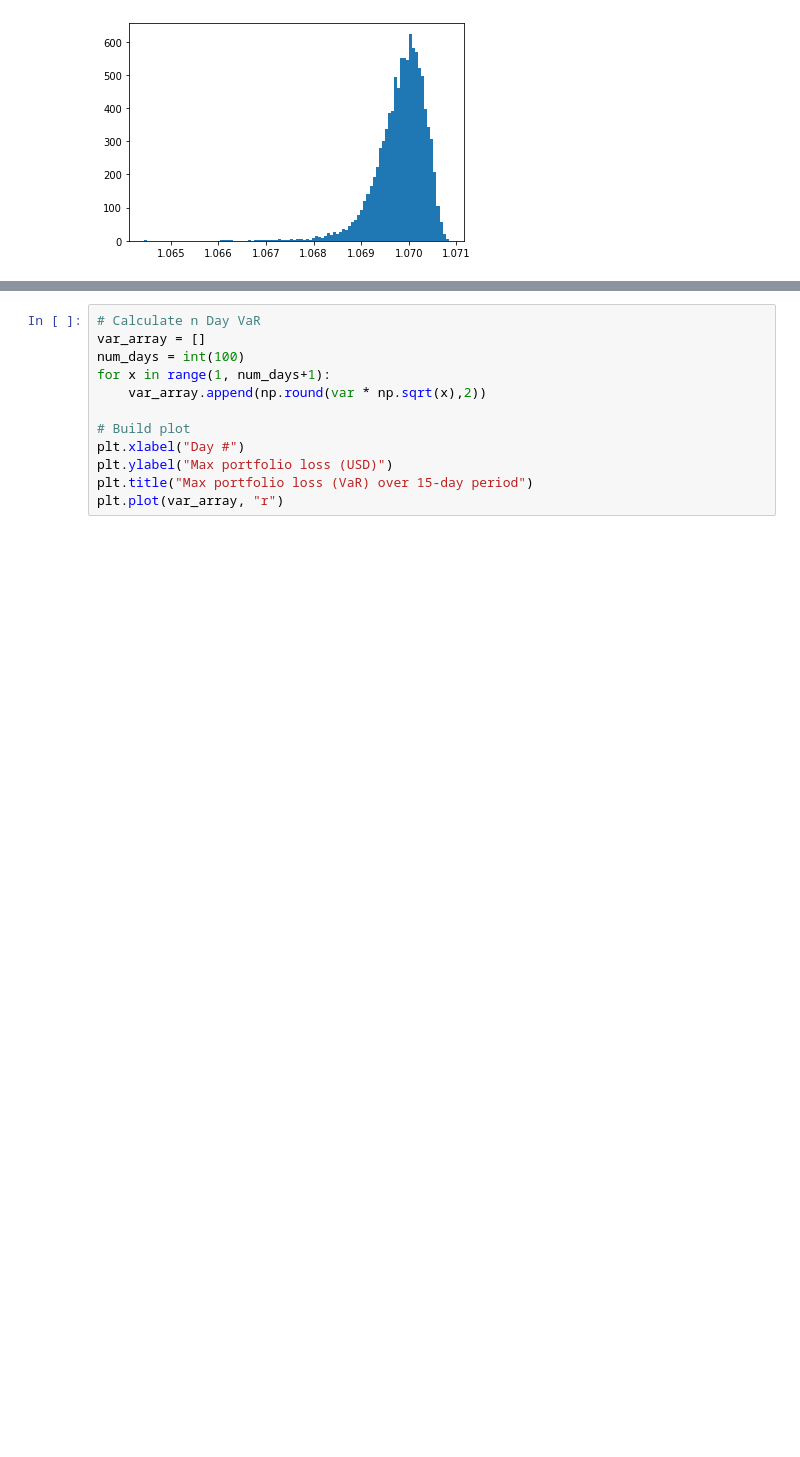
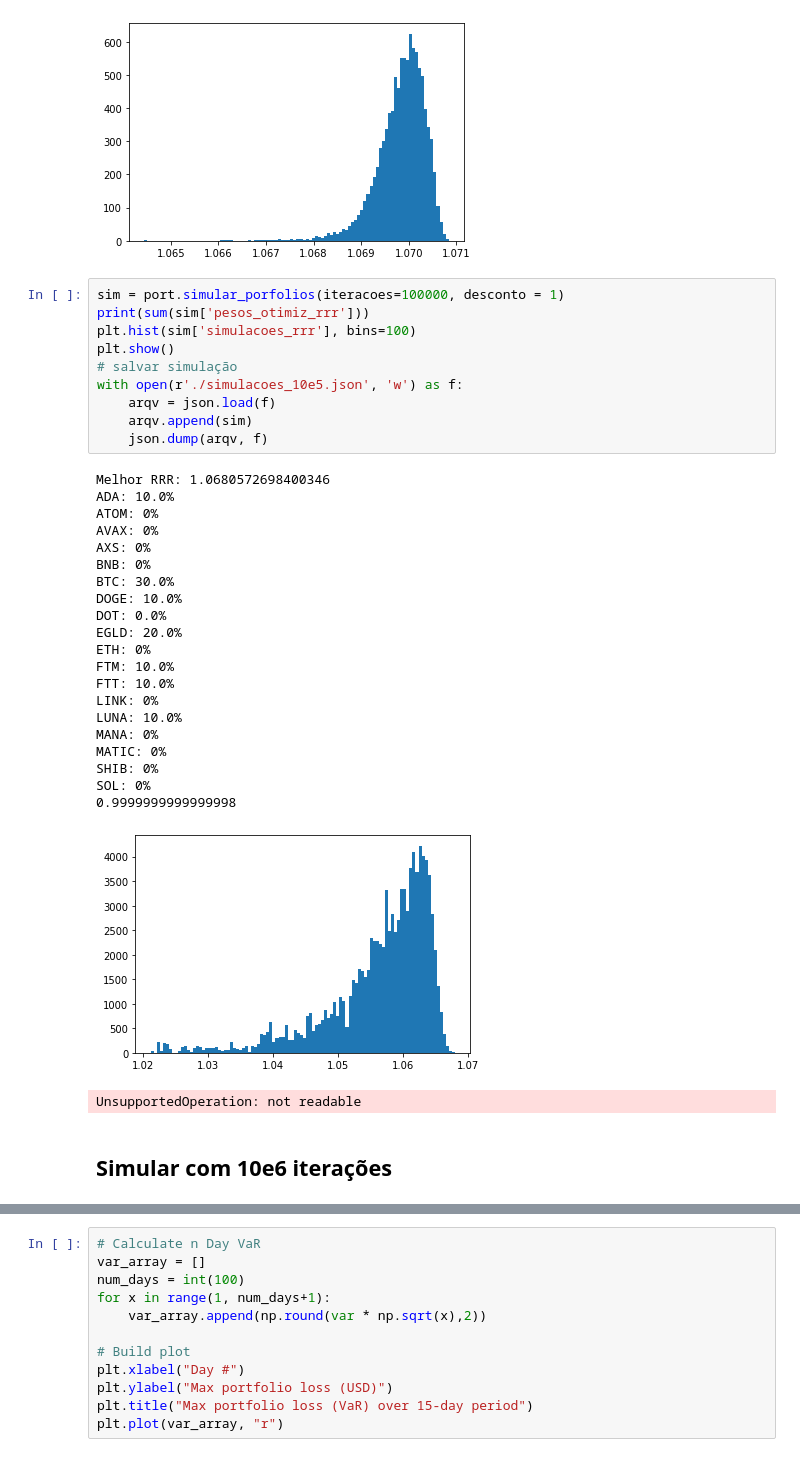
Before and after one commit to AcacioTelechi/portfolio-cripto, a Jupyter notebook: analise_dados.ipynb, the cells around one changed output, grey strips where cells are left out. Saved outputs shown, nothing was run; the diff lists cells and outputs as text; blank space fills up the shorter version.

```diff
--- a/analise_dados.ipynb
+++ b/analise_dados.ipynb
@@ -201,3 +195,38 @@ SHIB: 4.5%
 SOL: 5.4%
 0.9900000000000003
 [figure]
+# %%
+sim = port.simular_porfolios(iteracoes=100000, desconto = 1)
+print(sum(sim['pesos_otimiz_rrr']))
+plt.hist(sim['simulacoes_rrr'], bins=100)
+plt.show()
+# salvar simulação
+with open(r'./simulacoes_10e5.json', 'w') as f:
+    arqv = json.load(f)
+    arqv.append(sim)
+    json.dump(arqv, f)
+# %% [output]
+Melhor RRR: 1.0680572698400346
+ADA: 10.0%
+ATOM: 0%
+AVAX: 0%
+AXS: 0%
+BNB: 0%
+BTC: 30.0%
+DOGE: 10.0%
+DOT: 0.0%
+EGLD: 20.0%
+ETH: 0%
+FTM: 10.0%
+FTT: 10.0%
+LINK: 0%
+LUNA: 10.0%
+MANA: 0%
+MATIC: 0%
+SHIB: 0%
+SOL: 0%
+0.9999999999999998
+[figure, added]
+UnsupportedOperation: not readable
+# %% [markdown]
+## Simular com 10e6 iterações
```
Also changed, not shown: parts of 5 cells of this notebook.
